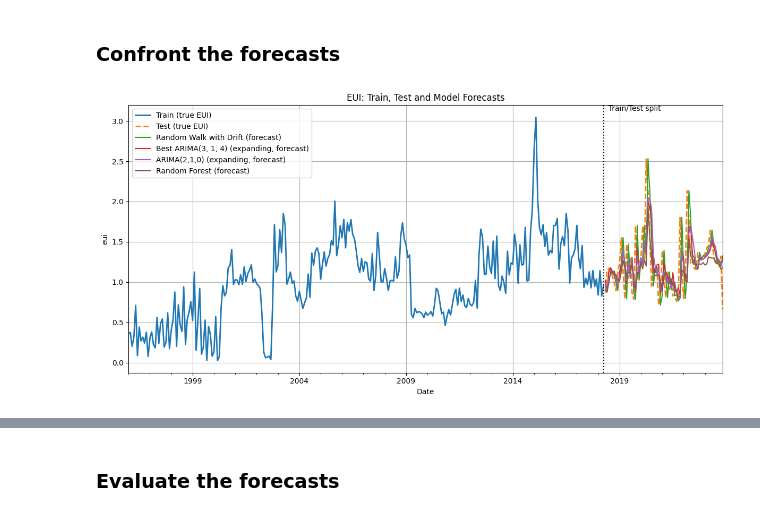
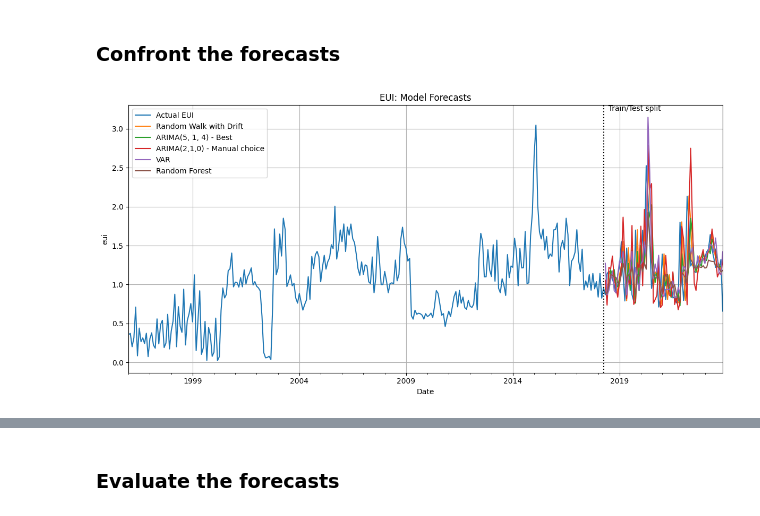
Before and after one commit to alessandro-macchi/bayesian_analysis, a Jupyter notebook: main_analysis.ipynb, the cells around one changed output, grey strips where cells are left out. Drawn from its saved outputs; the diff is of its cells as text; code cells hidden in the pictures.

```diff
--- a/main_analysis.ipynb
+++ b/main_analysis.ipynb
@@ -60,7 +54,7 @@ artifacts = preprocess_all(
     train_ratio=0.8,
     save=False,
     save_path=None,
-    visualize_flags= None #{"variables": ("eui", "gpr", "cpu", "oil_price", "log_eui", "log_gpr", "log_cpu", "log_oil_price", "d_eui","d_gpr" ,"d_cpu", "d_oil_price", "dlog_eui","dlog_gpr", "dlog_cpu", "dlog_oil_price",), "lags": 36, "time_series": True, "acf": True, "pacf": True, "pacf_method": "ywm",},
+    visualize_flags= {"variables": ("eui", "gpr", "cpu", "oil_price", "dlog_eui", "dlog_gpr", "dlog_cpu", "dlog_oil_price",), "lags": 36, "time_series": True, "acf": True, "pacf": True, "pacf_method": "ywm",},
 )
 
 features_df = artifacts["features_df"]
@@ -105,10 +119,8 @@ plot_ccf_with_target(
 # %% [markdown]
 ### TRAIN/TEST split
 # %%
-target_col_level = "eui"  # RW + RF target
-target_col_arima = "dlog_eui"  # ARIMA target (ARIMA(d=1))
-
-var_cols = ["dlog_eui", "log_gpr", "dlog_cpu", "dlog_oil_price"]
+target_col_orig = "eui"  # RW and RF target
+target_col_mod = "dlog_eui"  # ARIMA and VAR target
 
 dlog_cols = [c for c in train_df.columns if c.startswith("dlog_")]
 train_dlog = train_df[dlog_cols].copy()
@@ -173,8 +185,8 @@ IC best:        -489.6333
 # 1. Random Walk with Drift (on levels)
 #    with 1-step ahead expanding-window forecasts
 # ---------------------------------------------------
-y_train_level = train_df[target_col_level]   # es. "eui"
-y_test_level  = test_df[target_col_level]
+y_train_level = train_df[target_col_orig]
+y_test_level  = test_df[target_col_orig]
 
 # Fit once on the training sample (for in-sample residuals, etc.)
 rw_fit = fit_rw_with_drift(y_train_level)
@@ -767,80 +942,85 @@ Max:    0.490277
 # -----------------------------
 # 1. True series (levels)
 # -----------------------------
-# (these should already be defined earlier)
-# y_train_level = train_df[target_col_level]
-# y_test_level  = test_df[target_col_level]
+y_train_level = train_df[target_col_orig]
+y_test_level  = test_df[target_col_orig]
+
+# Back-transform ARIMA forecasts (estimated on dlog_eui) to level EUI
+arima_best_forecast_level = dlog_forecast_to_level(
+    arima_best_forecast, y_train_level, y_test_level
+)
+arima_210_forecast_level = dlog_forecast_to_level(
+    arima_210_forecast, y_train_level, y_test_level
+)
+
 
 # -----------------------------
-# 2. Build a combined DataFrame
+# 2. Build a combined DataFrame including VAR
 # -----------------------------
 plot_df = pd.DataFrame({
     "train_true": y_train_level,
     "test_true": y_test_level,
     "rw": rw_fcast,                    # RW with drift (expanding)
-    "arima_best": arima_best_forecast, # best ARIMA from grid
-    "arima_210": arima_210_forecast,   # fixed ARIMA(2,1,0), expanding
+    "arima_best": arima_best_forecast_level, # best ARIMA from grid
+    "arima_210": arima_210_forecast_level,   # fixed ARIMA(2,1,0), expanding
     "rf": rf_fcast_series,             # Random Forest
+    "var": var_eui_forecast,           # VAR(dlog_eui, dlog_gpr, dlog_cpu, dlog_oil_price + dummies)
 })
+
+plot_df["actual"] = plot_df["train_true"].fillna(plot_df["test_true"])
 
 # -----------------------------
 # 3. Plot: train, test, forecasts
 # -----------------------------
 fig, ax = plt.subplots(figsize=(12, 6))
 
-# Train part
-plot_df["train_true"].plot(
+plot_df["actual"].plot(
     ax=ax,
-    label="Train (true EUI)",
-    linewidth=2,
-)
-
-# Test true values
-plot_df["test_true"].plot(
-    ax=ax,
-    label="Test (true EUI)",
-    linewidth=2,
-    linestyle="--",
+    label="Actual EUI",
 )
 
 # Model forecasts on test period
 plot_df["rw"].plot(
     ax=ax,
-    label="Random Walk with Drift (forecast)",
+    label="Random Walk with Drift",
 )
 plot_df["arima_best"].plot(
     ax=ax,
-    label=f"Best ARIMA{best_order} (expanding, forecast)",
+    label=f"ARIMA{best_order} - Best",
 )
 plot_df["arima_210"].plot(
     ax=ax,
-    label="ARIMA(2,1,0) (expanding, forecast)",
+    label="ARIMA(2,1,0) - Manual choice",
+)
+plot_df["var"].plot(
+    ax=ax,
+    label="VAR",
 )
 plot_df["rf"].plot(
     ax=ax,
-    label="Random Forest (forecast)",
+    label="Random Forest",
 )
 
 # Vertical line at train/test split
 split_date = train_df.index[-1]
 ax.axvline(split_date, color="black", linestyle=":", linewidth=1.5)
 ax.text(
     split_date,
     ax.get_ylim()[1],
     "  Train/Test split",
     va="top",
     ha="left",
 )
 
-ax.set_title("EUI: Train, Test and Model Forecasts")
+ax.set_title("EUI: Model Forecasts")
 ax.set_xlabel("Date")
-ax.set_ylabel(target_col_level)
+ax.set_ylabel(target_col_orig)
 ax.legend()
 ax.grid(True)
 plt.tight_layout()
 plt.show()
 # %% [output]
-[figure, old version]
+[figure, new version]
 # %%
 # ---------------------------------------------------
 # Plots: true test EUI vs each model forecast (separately)
```
Also changed, not shown: parts of 23 cells of this notebook, 4 other files.
